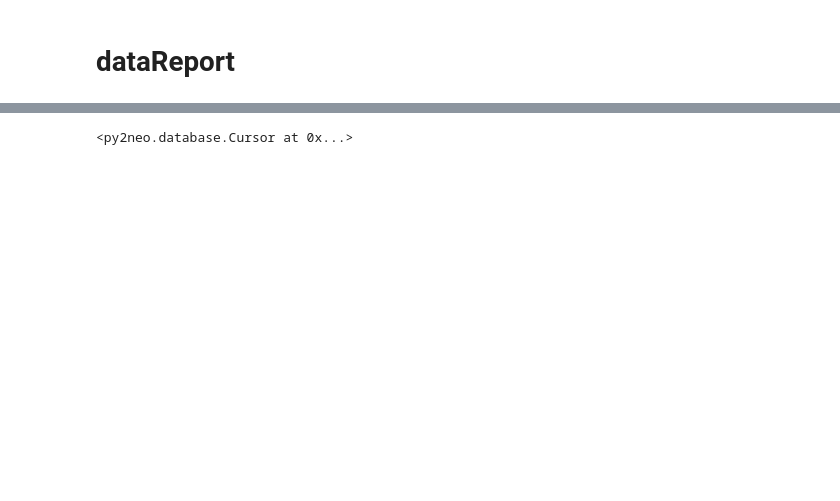
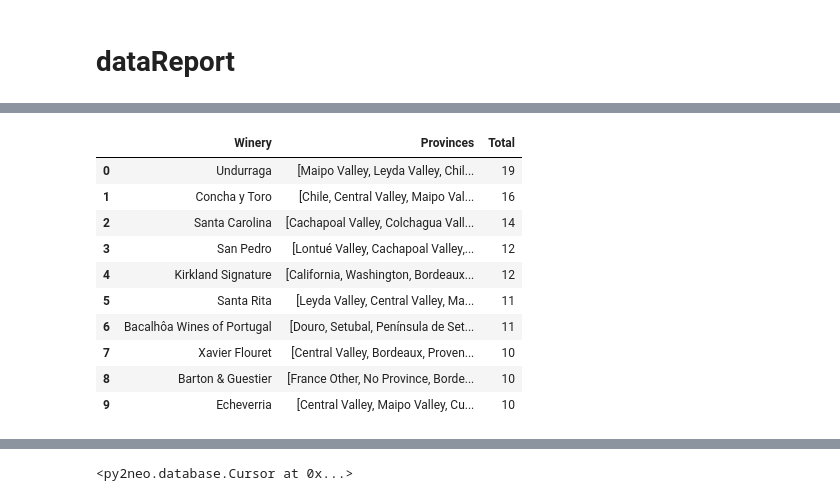
Before and after one commit to albert-kevin/azuremachinelearning, a Jupyter notebook: code/notebooks/howto_Graph.ipynb, the cells around one changed output, grey strips where cells are left out. Drawn from its saved outputs; the diff is of its cells as text; code cells hidden in the pictures; blank space fills up the shorter version.

```diff
--- a/code/notebooks/howto_Graph.ipynb
+++ b/code/notebooks/howto_Graph.ipynb
@@ -43,11 +70,4 @@ Removing network azuremachinelearning_defaultmdone
 # %%
-# change the kernel
-#! pip install pandas-profiling
-import pandas as pd
-import pandas_profiling as pp
-
-reportFile = "../../data/report/winemag_report.html"
-df = pd.read_csv(dataURL)
 pp.ProfileReport(df=df.sample(frac=1),
                  minimal=True,
                  correlations={"cramers": {"calculate": False}}).to_file(reportFile)
@@ -119,2 +78,0 @@ display(Javascript('window.open("{url}");'.format(url='http://www.apcjones.com/a
-# %%
-df = pd.read_csv(dataURL)
@@ -123,0 +82,7 @@ df = pd.read_csv(dataURL)
+# %%
+prep = df[["winery", "province", "country"]].copy()
+# %%
+# replace nan
+prep['winery'] = prep['winery'].fillna('No Winery')
+prep['province'] = prep['province'].fillna('No Province')
+prep['country'] = prep['country'].fillna('No Country')
@@ -188,0 +253,7 @@ graph.run(query)
+# %%
+%%time
+result = prep.groupby('winery').agg({'province':[lambda x: x.unique(), lambda x: x.nunique()]}).reset_index()
+result.columns = ['Winery', 'Provinces', 'Total']
+result = result.sort_values(by='Total',ascending=False).reset_index(drop=True)
+result.head(10)
+# %% [output]
@@ -188,0 +262,11 @@ graph.run(query)
+|  | Winery | Provinces | Total |
+| 0 | Undurraga | [Maipo Valley, Leyda Valley, Chil... | 19 |
+| 1 | Concha y Toro | [Chile, Central Valley, Maipo Val... | 16 |
+| 2 | Santa Carolina | [Cachapoal Valley, Colchagua Vall... | 14 |
+| 3 | San Pedro | [Lontué Valley, Cachapoal Valley,... | 12 |
+| 4 | Kirkland Signature | [California, Washington, Bordeaux... | 12 |
+| 5 | Santa Rita | [Leyda Valley, Central Valley, Ma... | 11 |
+| 6 | Bacalhôa Wines of Portugal | [Douro, Setubal, Península de Set... | 11 |
+| 7 | Xavier Flouret | [Central Valley, Bordeaux, Proven... | 10 |
+| 8 | Barton & Guestier | [France Other, No Province, Borde... | 10 |
+| 9 | Echeverria | [Central Valley, Maipo Valley, Cu... | 10 |
```
Also changed, not shown: parts of 77 cells of this notebook, 4 other files.
